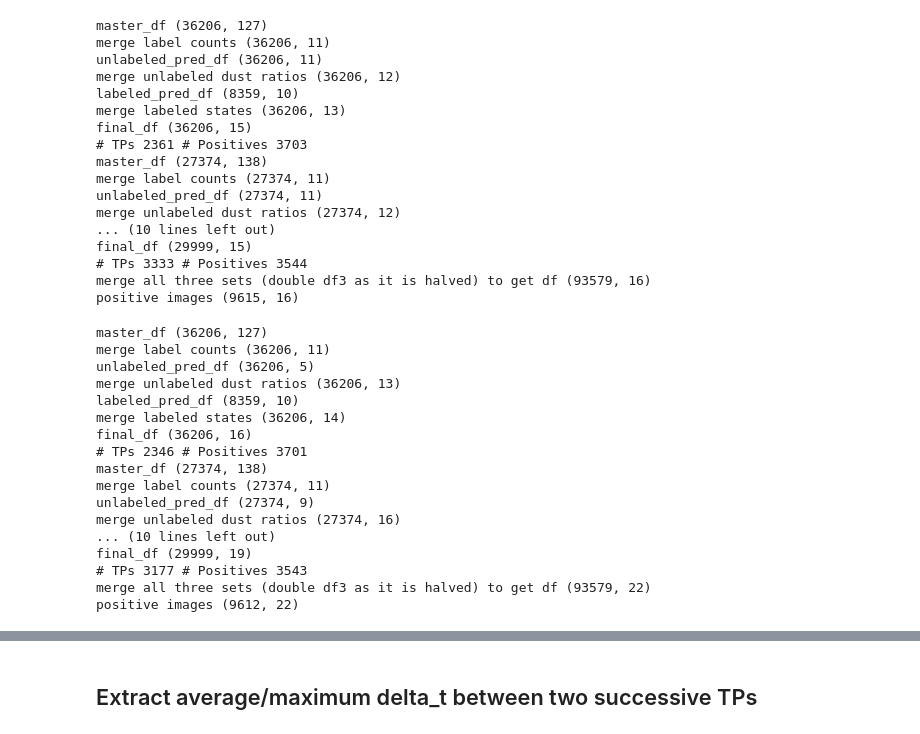
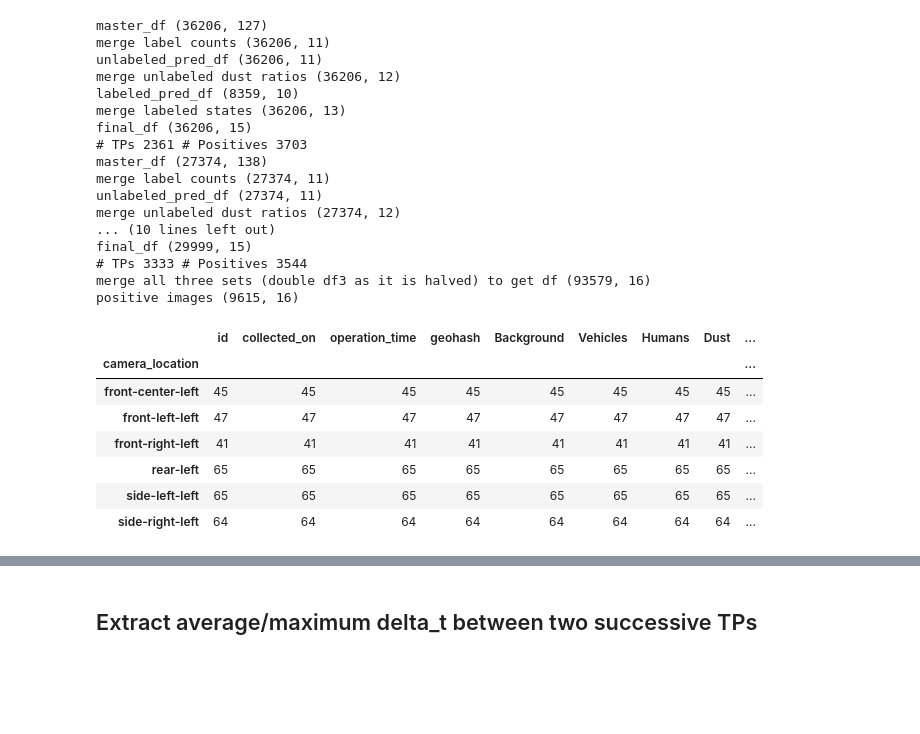
Before and after one commit to Alex17Li/scripts, a Jupyter notebook: notebooks/li_dust_analysis_metrics.ipynb, the cells around one changed output, grey strips where cells are left out. Saved outputs shown, nothing was run; the diff lists cells and outputs as text; code cells hidden in the pictures; blank space fills up the shorter version.

```diff
--- a/notebooks/li_dust_analysis_metrics.ipynb
+++ b/notebooks/li_dust_analysis_metrics.ipynb
@@ -145,60 +126,14 @@ final_df (29999, 15)
 # TPs 3333 # Positives 3544
 merge all three sets (double df3 as it is halved) to get df (93579, 16)
 positive images (9615, 16)
-# %%
-train_id = 'v57rd_4cls_tiny0occluded5reverse5triangle5_msml_0305'
-# train_id = 'v206_510r_rak_local_strong_alb_fine_8cls_tversky11_prod_w002p001d035_r3a8_s30'
-
-# set 1
-i = 0
-master_df = pd.read_csv(os.path.join(data_root_dir, unlabeled_datasets[i], 'master_annotations.csv'), low_memory=False)
-label_df1 = pd.read_csv(os.path.join(data_root_dir, labeled_datasets[i], 'label_count.csv'))
-label_df2 = pd.read_csv(os.path.join(data_root_dir, labeled_datasets[i+1], 'label_count.csv'))
-label_df = pd.concat([label_df1, label_df2], ignore_index=True)
-unlabeled_pred_df = pd.read_csv(os.path.join(pred_root, train_id, unlabeled_datasets[i]+'_epoch43_newmask', 'dust_ratio.csv'))
-labeled_pred_df1 = pd.read_csv(os.path.join(pred_root, train_id, labeled_datasets[i]+'_epoch43', 'output.csv'))
-labeled_pred_df2 = pd.read_csv(os.path.join(pred_root, train_id, labeled_datasets[i+1]+'_epoch43', 'output.csv'))
-labeled_pred_df = pd.concat([labeled_pred_df1, labeled_pred_df2], ignore_index=True)
-df1 = merge_meta_with_pred(master_df, label_df, unlabeled_pred_df, labeled_pred_df)
-
-# set 2
-i = 1
-master_df = pd.read_csv(os.path.join(data_root_dir, unlabeled_datasets[i], 'master_annotations.csv'), low_memory=False)
-label_df = pd.read_csv(os.path.join(data_root_dir, labeled_datasets[i+1], 'label_count.csv'))
-unlabeled_pred_df = pd.read_csv(os.path.join(pred_root, train_id, unlabeled_datasets[i]+'_epoch43', 'dust_ratio.csv'))
-labeled_pred_df = pd.read_csv(os.path.join(pred_root, train_id, labeled_datasets[i+1]+'_epoch43', 'output.csv'))
-df2 = merge_meta_with_pred(master_df, label_df, unlabeled_pred_df, labeled_pred_df)
-
-# set 3
-i = 2
-master_df = pd.read_csv(os.path.join(data_root_dir, unlabeled_datasets[i], 'master_annotations.csv'), low_memory=False)
-label_df = pd.read_csv(os.path.join(data_root_dir, labeled_datasets[i+1], 'label_count.csv'))
-unlabeled_pred_df = pd.read_csv(os.path.join(pred_root, train_id, unlabeled_datasets[i]+'_epoch43', 'dust_ratio.csv'))
-labeled_pred_df = pd.read_csv(os.path.join(pred_root, train_id, labeled_datasets[i+1]+'_epoch43', 'output.csv'))
-df3 = merge_meta_with_pred(master_df, label_df, unlabeled_pred_df, labeled_pred_df)
-
-df = pd.concat([df1, df2, df3], ignore_index=True)
-print('merge all three sets (double df3 as it is halved) to get df', df.shape)
-pdf = df[(df.state == 'true_positive') | (df.state == 'false_negative')]
-print('positive images', pdf.shape)
-
-# df = df2
-dfs = [df1, df2, df3]
-# %% [output]
-master_df (36206, 127)
-merge label counts (36206, 11)
-unlabeled_pred_df (36206, 5)
-merge unlabeled dust ratios (36206, 13)
-labeled_pred_df (8359, 10)
-merge labeled states (36206, 14)
-final_df (36206, 16)
-# TPs 2346 # Positives 3701
-master_df (27374, 138)
-merge label counts (27374, 11)
-unlabeled_pred_df (27374, 9)
-merge unlabeled dust ratios (27374, 16)
-... (10 lines left out)
-final_df (29999, 19)
-# TPs 3177 # Positives 3543
-merge all three sets (double df3 as it is halved) to get df (93579, 22)
-positive images (9612, 22)
+# %%
+seq_dfs[2].groupby('camera_location').count()
+# %% [output]
+|  | id | collected_on | operation_time | geohash | Background | Vehicles | Humans | Dust | ... |
+| camera_location |  |  |  |  |  |  |  |  | ... |
+| front-center-left | 45 | 45 | 45 | 45 | 45 | 45 | 45 | 45 | ... |
+| front-left-left | 47 | 47 | 47 | 47 | 47 | 47 | 47 | 47 | ... |
+| front-right-left | 41 | 41 | 41 | 41 | 41 | 41 | 41 | 41 | ... |
+| rear-left | 65 | 65 | 65 | 65 | 65 | 65 | 65 | 65 | ... |
+| side-left-left | 65 | 65 | 65 | 65 | 65 | 65 | 65 | 65 | ... |
+| side-right-left | 64 | 64 | 64 | 64 | 64 | 64 | 64 | 64 | ... |
```
Also changed, not shown: parts of 11 cells of this notebook, 6 other files.
